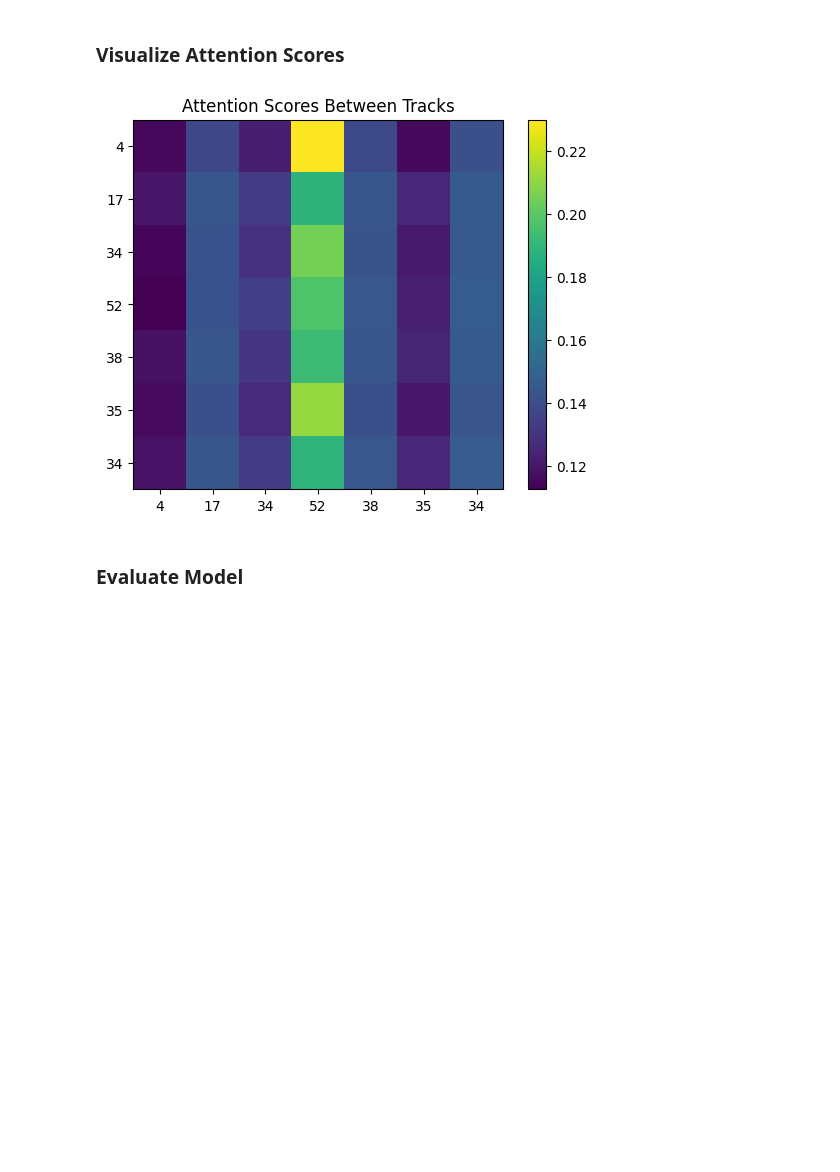
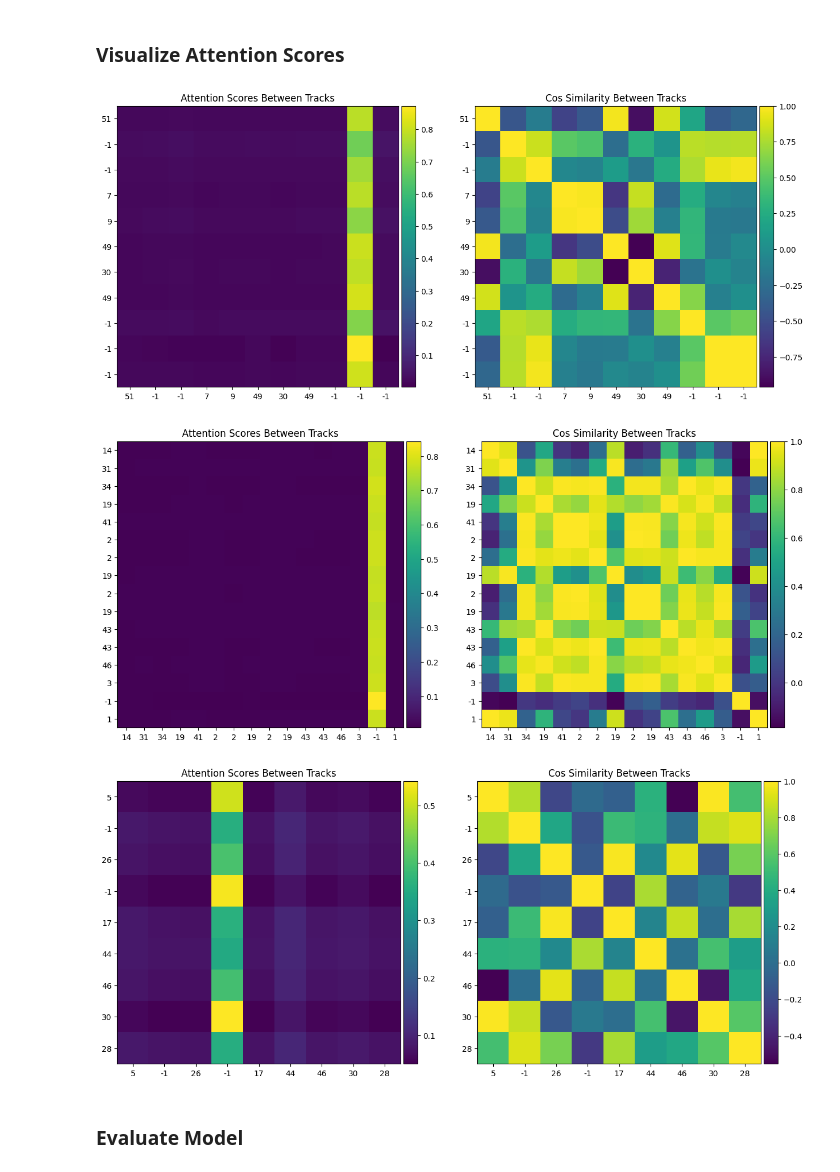
Before and after one commit to LukeV37/Pythia, a Jupyter notebook: Jet_Attention_Model_with_Batches.ipynb, the cells around one changed output. Drawn from its saved outputs; the diff is of its cells as text; code cells hidden in the pictures; blank space fills up the shorter version.

Commit message:
norm inputs + cos similarity

```diff
--- a/Jet_Attention_Model_with_Batches.ipynb
+++ b/Jet_Attention_Model_with_Batches.ipynb
@@ -48,6 +49,10 @@ class Jet:
         self.trk_features = torch.from_numpy(self.trk_features)
         self.jet_features = torch.from_numpy(self.jet_features)
         self.label = torch.tensor(self.label).reshape([1])
+
+    def norm_data(self, jet_means, trk_means, jet_stds, trk_stds):
+        self.jet_features = torch.div(torch.sub(self.jet_features,jet_means),jet_stds)
+        self.trk_features = torch.div(torch.sub(self.trk_features,trk_means),trk_stds)
 # %% [markdown]
 ### Read Raw Data into Jet Class
 # %%
@@ -58,7 +63,7 @@ Jets = []
 for jet in range(num_jets):
     if jet%100==0:
         print("Processing: ", jet, " / ", num_jets, end="\r")
-    if jet_eta[jet] > 4:
+    if abs(jet_eta[jet]) > 4:
         continue
     jet_feats = np.array([jet_pt[jet],jet_eta[jet],jet_phi[jet]], dtype=np.float32)
     trk_feats = np.empty((0,4), dtype=np.float32)
@@ -67,7 +72,7 @@ for jet in range(num_jets):
         if trk_pt[trk] < 0.4:
             continue
         # Implement eta cuts on tracks
-        if trk_eta[trk] > 4:
+        if abs(trk_eta[trk]) > 4:
             continue
         # Skip neutral particles
         if trk_q[trk]==0:
@@ -258,23 +286,61 @@ Epoch: 39       Train Loss: 0.044849    Val Loss: 0.053921
 # %% [markdown]
 ### Visualize Attention Scores
 # %%
-jet_no = 0
+hs_idx = np.where(np.array([float(jet.label[0].numpy()) for jet in Jets_testing]) > 0.9)[0]
 
-model.eval()
-output, weights = model(torch.unsqueeze(Jets_testing[jet_no].jet_features,0).to(device), torch.unsqueeze(Jets_testing[jet_no].trk_features,0).to(device))
+plotting_num=3
 
-plt.imshow(weights[0].detach().cpu().numpy())
-ticks = [x for x in range(len(Jets_testing[jet_no].trk_features))]
-tick_labels = []
-for trk in range(len(Jets_testing[jet_no].trk_features)):
-    tick_labels.append(int(Jets_testing[jet_no].trk_labels[trk]))
-plt.xticks(ticks, tick_labels)
-plt.yticks(ticks, tick_labels)
-plt.colorbar()
-plt.title("Attention Scores Between Tracks")
-plt.show()
+for i in range(plotting_num):
+    jet_no = hs_idx[i]
+
+    # Get Model Predictions
+    model.eval()
+    output, weights = model(torch.unsqueeze(Jets_testing[jet_no].jet_features,0).to(device), torch.unsqueeze(Jets_testing[jet_no].trk_features,0).to(device))
+
+    # Define subplots
+    fig, (ax1, ax2) = plt.subplots(1, 2, figsize=(15,15))
+
+    # Calculate tick labels
+    ticks = [x for x in range(len(Jets_testing[jet_no].trk_features))]
+    tick_labels = []
+    for trk in range(len(Jets_testing[jet_no].trk_features)):
+        tick_labels.append(int(Jets_testing[jet_no].trk_labels[trk]))
+
+    # Plot attention weights
+    im1 = ax1.imshow(weights[0].detach().cpu().numpy())
+    ax1.set_xticks(ticks, tick_labels)
+    ax1.set_yticks(ticks, tick_labels)
+    ax1.set_title("Attention Scores Between Tracks")
+    divider = make_axes_locatable(ax1)
+    cax = divider.append_axes('right', size='5%', pad=0.05)
+    fig.colorbar(im1, cax=cax, orientation='vertical')
+
+    # Calculate cos similiarity matrix
+    num_trks = len(Jets_testing[jet_no].trk_features)
+    cos_sim_matrix = np.zeros((num_trks,num_trks))
+    for i in range(num_trks):
+        feats1 = Jets_testing[jet_no].trk_features[i].numpy()
+        A = np.linalg.norm(feats1)
+        for j in range(i,num_trks):
+            feats2 = Jets_testing[jet_no].trk_features[j].numpy()
+            B = np.linalg.norm(feats2)
+            cos_sim_matrix[i,j] = np.dot(feats1,feats2) / (A*B)
+            cos_sim_matrix[j,i] = cos_sim_matrix[i,j]
+
+    # Plot cos similiarity matrix
+    im2 = ax2.imshow(cos_sim_matrix)
+    ax2.set_xticks(ticks, tick_labels)
+    ax2.set_yticks(ticks, tick_labels)
+    ax2.set_title("Cos Similarity Between Tracks")
+    divider = make_axes_locatable(ax2)
+    cax = divider.append_axes('right', size='5%', pad=0.05)
+    fig.colorbar(im2, cax=cax, orientation='vertical')
+
+    plt.show()
 # %% [output]
-[figure, old version]
+[figure, new version]
+[figure, added]
+[figure, added]
 # %% [markdown]
 ### Evaluate Model
 # %%
```
Also changed, not shown: parts of 6 cells of this notebook.
